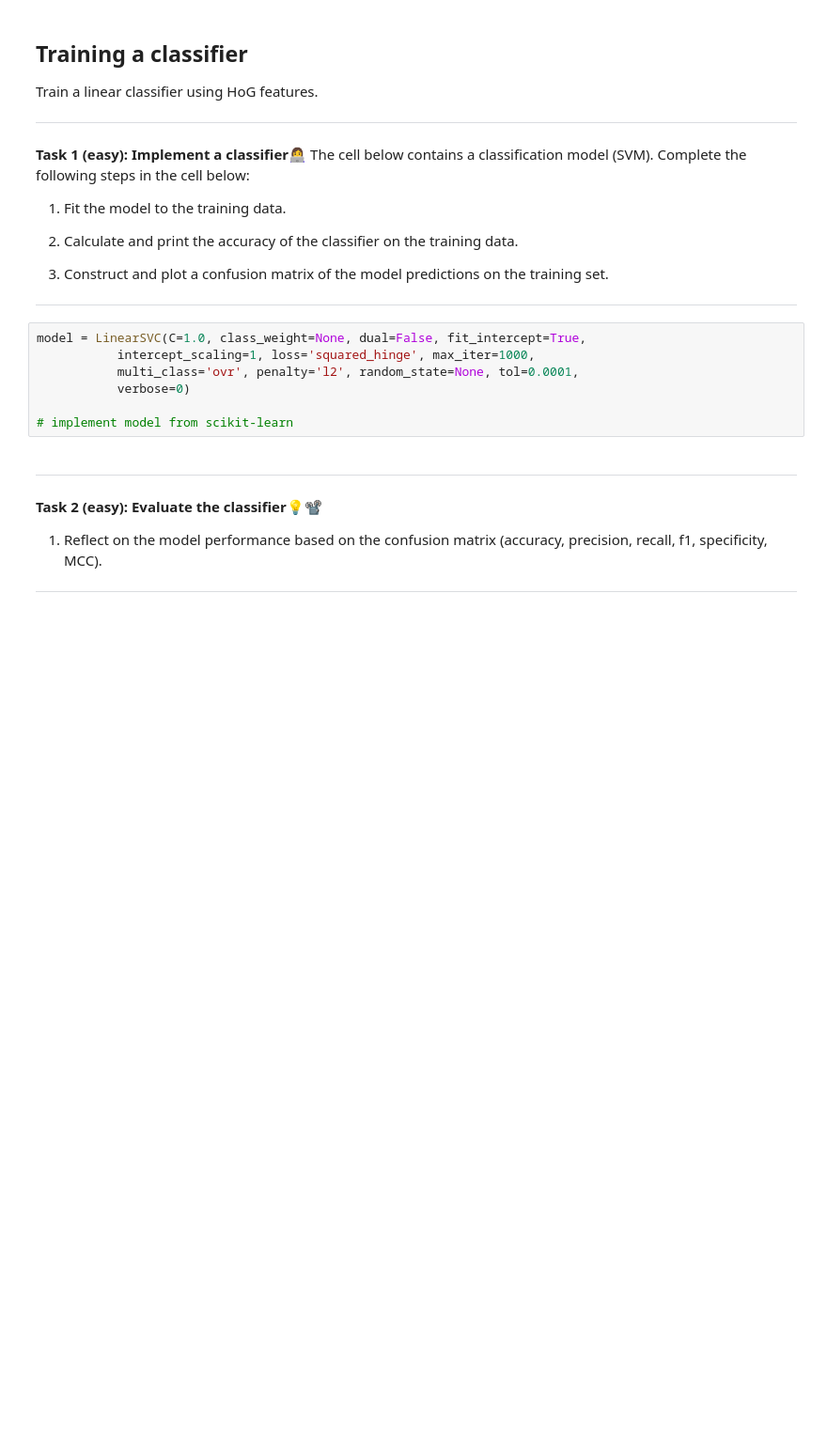
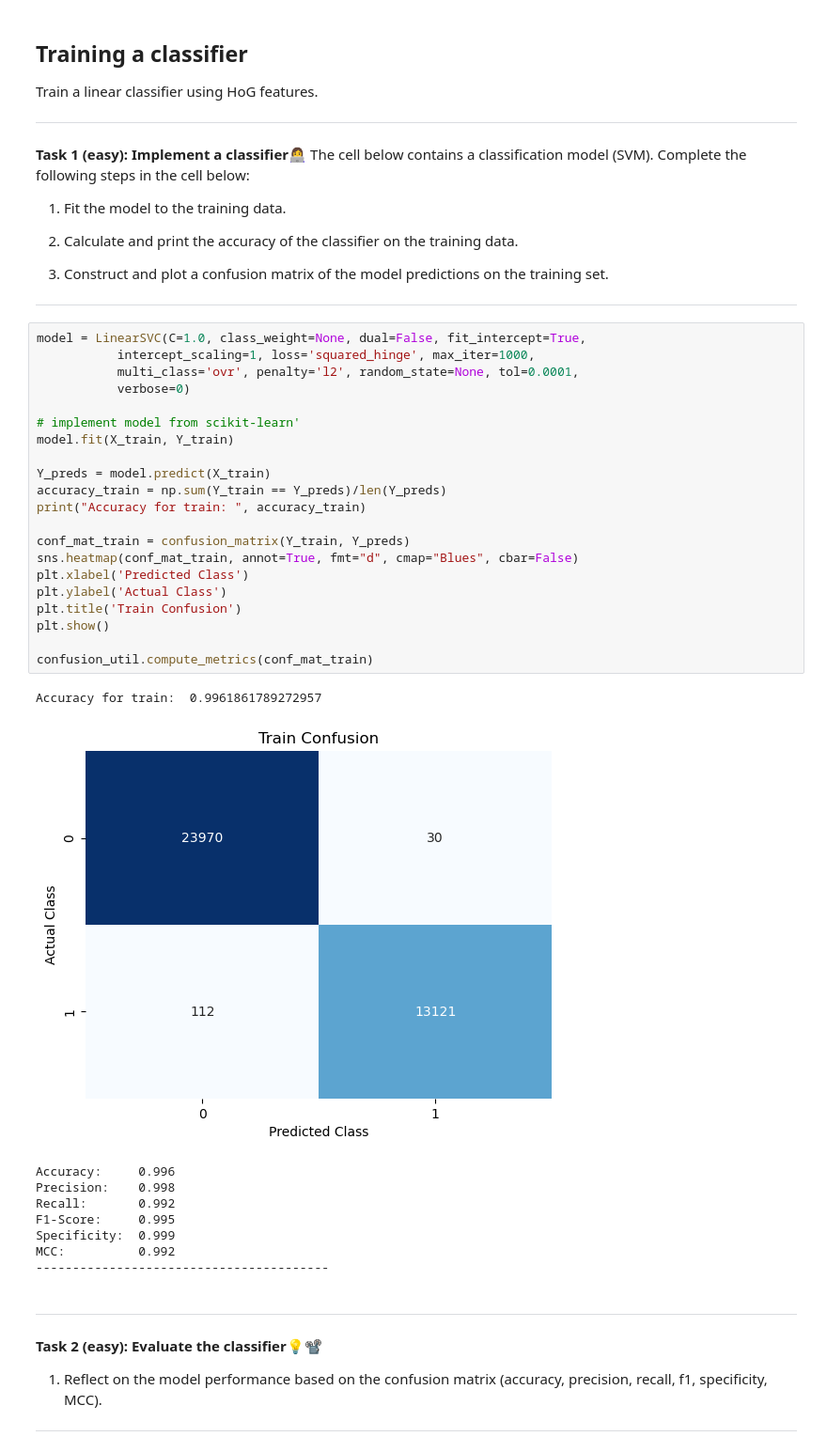
Before and after one commit to Casper2411/MachineLearningExercises, a Jupyter notebook: W11/04-hog_classifier.ipynb, the cells around one changed output. Shown at 94% size. Drawn from its saved outputs; the diff is of its cells as text; blank space fills up the shorter version.

```diff
--- a/W11/04-hog_classifier.ipynb
+++ b/W11/04-hog_classifier.ipynb
@@ -170,10 +172,34 @@ The cell below contains a classification model (SVM). Complete the following ste
 # %%
 model = LinearSVC(C=1.0, class_weight=None, dual=False, fit_intercept=True,
            intercept_scaling=1, loss='squared_hinge', max_iter=1000,
            multi_class='ovr', penalty='l2', random_state=None, tol=0.0001,
            verbose=0)
 
-# implement model from scikit-learn
+# implement model from scikit-learn'
+model.fit(X_train, Y_train)
+
+Y_preds = model.predict(X_train)
+accuracy_train = np.sum(Y_train == Y_preds)/len(Y_preds)
+print("Accuracy for train: ", accuracy_train)
+
+conf_mat_train = confusion_matrix(Y_train, Y_preds)
+sns.heatmap(conf_mat_train, annot=True, fmt="d", cmap="Blues", cbar=False)
+plt.xlabel('Predicted Class')
+plt.ylabel('Actual Class')
+plt.title('Train Confusion')
+plt.show()
+
+confusion_util.compute_metrics(conf_mat_train)
+# %% [output]
+Accuracy for train:  0.9961861789272957
+[figure, added]
+Accuracy:     0.996
+Precision:    0.998
+Recall:       0.992
+F1-Score:     0.995
+Specificity:  0.999
+MCC:          0.992
+----------------------------------------
 # %% [markdown]
 
 ---
```
Also changed, not shown: parts of 8 cells of this notebook, 12 other files.
